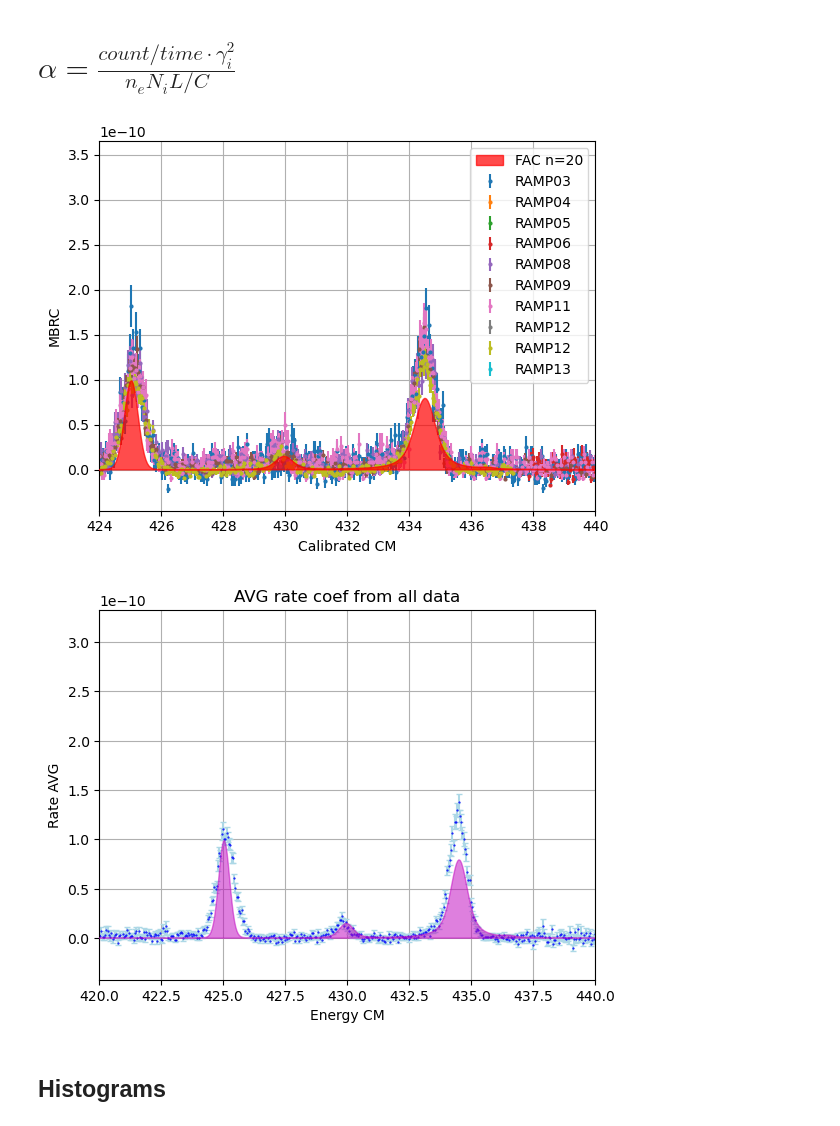
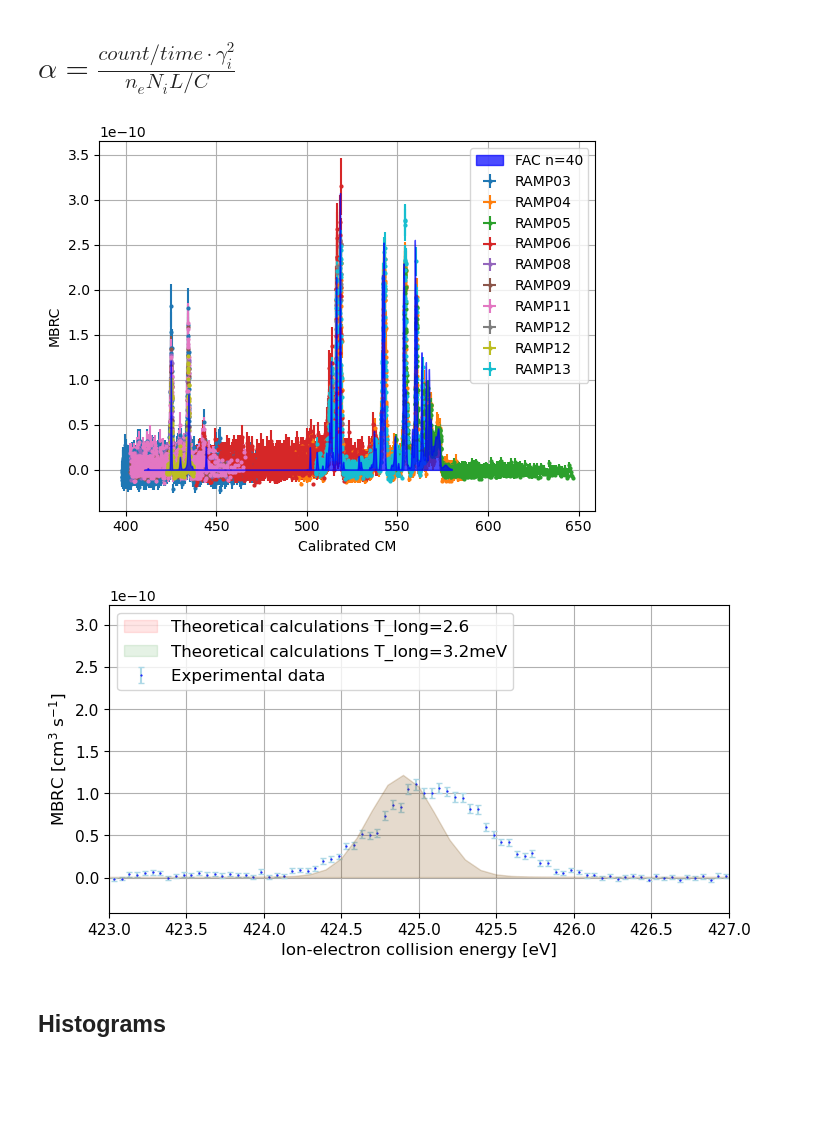
Before and after one commit to wwwerka/dr_oxygen_analysis, a Jupyter notebook: dr_oxygen_analysis.ipynb, the cells around one changed output. Saved outputs shown, nothing was run; the diff lists cells and outputs as text; code cells hidden in the pictures; blank space fills up the shorter version.

```diff
--- a/dr_oxygen_analysis.ipynb
+++ b/dr_oxygen_analysis.ipynb
@@ -483,6 +523,15 @@ class CryringData:
 # %%
 filename = theory_data_path+"OHeKLn20.cdr"
 theory_n20 = np.genfromtxt(filename,delimiter="	",usecols=range(0, 2, 1),dtype=float)
+
+filename = theory_data_path+"n40alpha.cdr"
+theory_n40_T26 = np.genfromtxt(filename,delimiter="	",usecols=range(0, 2, 1),dtype=float)
+
+filename = theory_data_path+"n40_T32.cdr"
+theory_n40_T32 = np.genfromtxt(filename,delimiter="	",usecols=range(0, 2, 1),dtype=float)
+
+filename = theory_data_path+"n40_T29.cdr"
+theory_n40_T29 = np.genfromtxt(filename,delimiter="	",usecols=range(0, 2, 1),dtype=float)
 
 filename = theory_data_path+"O6DR.adr"
 theory_autostructure = np.genfromtxt(filename,delimiter="    ",usecols=range(0, 2, 1),dtype=float)
@@ -528,28 +820,31 @@ plt.grid()
 # $\alpha = \frac{count/time { } \cdot \gamma_i^2}{n_eN_iL/C}$
 # %%
 data_sets = [data03, data04, data05, data06, data08, data09, data11, data12, data22, data13]
-# data_sets = [data06]
+# data_sets = [data03, data11]
 # data_sets = [data03, data08, data09, data11, data22]
 # data_sets = [data04, data05, data06, data12, data13]
 fig = plt.figure()
 ax1 = fig.gca()
 for data in data_sets:
-    ax1.errorbar(data.calibration_NEW2(), data.rate_coef(), data.error_rate_coef(), marker='o', markersize=2, linestyle='', label = "RAMP"+data.name)
-ax1.fill_between(theory_n20[:, 0], theory_n20[:, 1],color= "r", label="FAC n=20", zorder=10, alpha=0.7)
-plt.xlim(424,440)
+    ax1.errorbar(data.calibration_NEW2(), data.rate_coef(), data.error_rate_coef(), data.error_calibration_NEW2(), marker='o', markersize=2, linestyle='', label = "RAMP"+data.name)
+# ax1.fill_between(theory_n20[:, 0], theory_n20[:, 1],color= "r", label="FAC n=20", zorder=10, alpha=0.7)
+ax1.fill_between(theory_n40[:, 0], theory_n40[:, 1],color= "b", label="FAC n=40", zorder=11, alpha=0.7)
+# plt.xlim(424,440)
 # plt.xlim(425,425.1)
-# plt.xlim(540,550)
+# plt.xlim(520,580)
+# plt.xlim(540,545)
 plt.legend()
 plt.xlabel("Calibrated CM")
 plt.ylabel("MBRC")
 # plt.ylim(-0.9e-10,0.9e-10)
 plt.grid()
+plt.show()
 # plt.savefig("high.pdf")
 # %% [output]
-[figure, old version]
+[figure, new version]
 # %%
 data_sets = [data03, data04, data05, data06, data08, data09, data11, data12, data22, data13]
-# data_sets = [data08, data09, data11]
+# data_sets = [data08]
 
 # Initialize a list to store all combined data
 rate_all=[]
@@ -583,42 +878,48 @@ k=0
 for i in range(len(energies_all)):
     for j in range(len(bins)-1):
 
 
         if bins[j] < energies_all[i] <= bins[j + 1]:
             rate_binned[j].append(rate_all[i])
             drate_binned[j].append(drate_all[i])
 
 rate_avg=[]
 drate_avg=[]
 
 
 for bin_rates, bin_drates in zip(rate_binned, drate_binned):
     if bin_rates:  # Check if the bin is not empty
         weights = [1/d**2 for d in bin_drates]
         rate_avg.append(
             sum(r*w for r, w in zip(bin_rates, weights)) / sum(weights) #ERROR dividing by zero
         )
         drate_avg.append(
             np.sqrt(1/sum(weights))
         )
     else:
         rate_avg.append(np.nan)
         drate_avg.append(np.nan)
 
 
 energy_new=bins[:-1]
-fig = plt.figure()
-plt.errorbar(energy_new, rate_avg, drate_avg, linestyle='none', marker='.', markersize = 1, color='blue', ecolor='lightblue', capsize=2)
-plt.fill_between(theory_n20[:, 0], theory_n20[:, 1],color= "m", label="FAC n=20", zorder=3, alpha=0.5)
-plt.title('AVG rate coef from all data')
-plt.xlabel('Energy CM')
-plt.ylabel('Rate AVG')
+fig = plt.figure(figsize=(8, 4))
+plt.errorbar(energy_new, rate_avg, drate_avg, linestyle='none', marker='.', markersize = 1, color='blue', ecolor='lightblue', capsize=2, label = "Experimental data")
+plt.fill_between(theory_n40_T26[:, 0], theory_n40_T26[:, 1],color= "r", zorder=4, alpha=0.1, label = "Theoretical calculations T_long=2.6")
+# plt.fill_between(theory_n40_T29[:, 0], theory_n40_T29[:, 1],color= "b", zorder=3, alpha=0.1, label = "Theoretical calculations T_long=2.9 meV")
+plt.fill_between(theory_n40_T32[:, 0], theory_n40_T32[:, 1],color= "g", zorder=5, alpha=0.1, label = "Theoretical calculations T_long=3.2meV")
+
+# plt.title('The comparison of experimental and theoretical merged beam rate coefficient')
+plt.xlabel('Ion-electron collision energy [eV]', fontsize = 12)
+plt.ylabel('MBRC [cm$^3$ s$^{-1}$]', fontsize = 12)
+plt.legend(loc='upper left', fontsize = 12)
 plt.grid(True)
-plt.xlim(420,440)
+plt.tick_params(axis='both', which='major', labelsize=11)
+plt.xlim(410,580)
+plt.xlim(423,427)
 plt.show()
-# plt.savefig("mbrc_low.pdf")
+# plt.savefig("mbrc.png")
 # %% [output]
-[figure, old version]
+[figure, new version]
 # %% [markdown]
 ## Histograms
 # %% [markdown]
```
Also changed, not shown: parts of 10 cells of this notebook.
